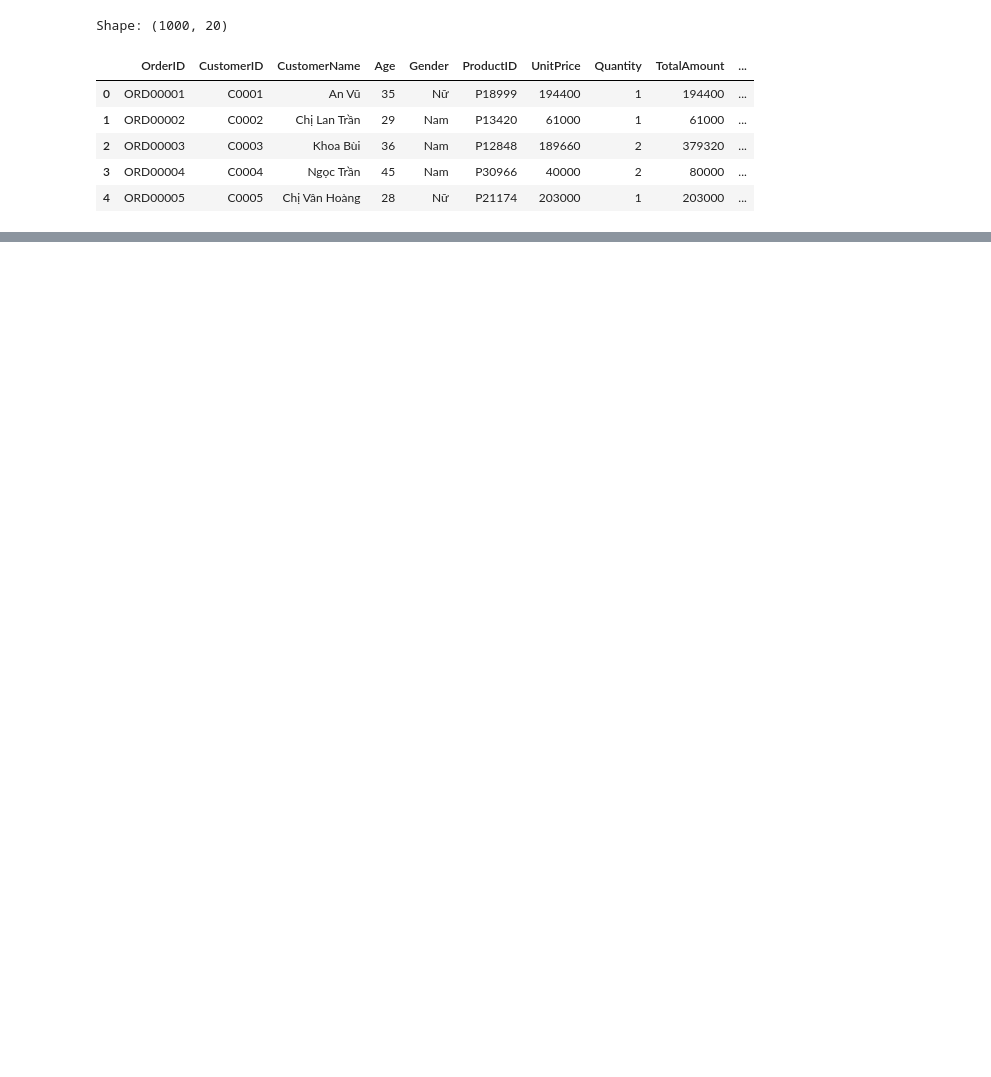
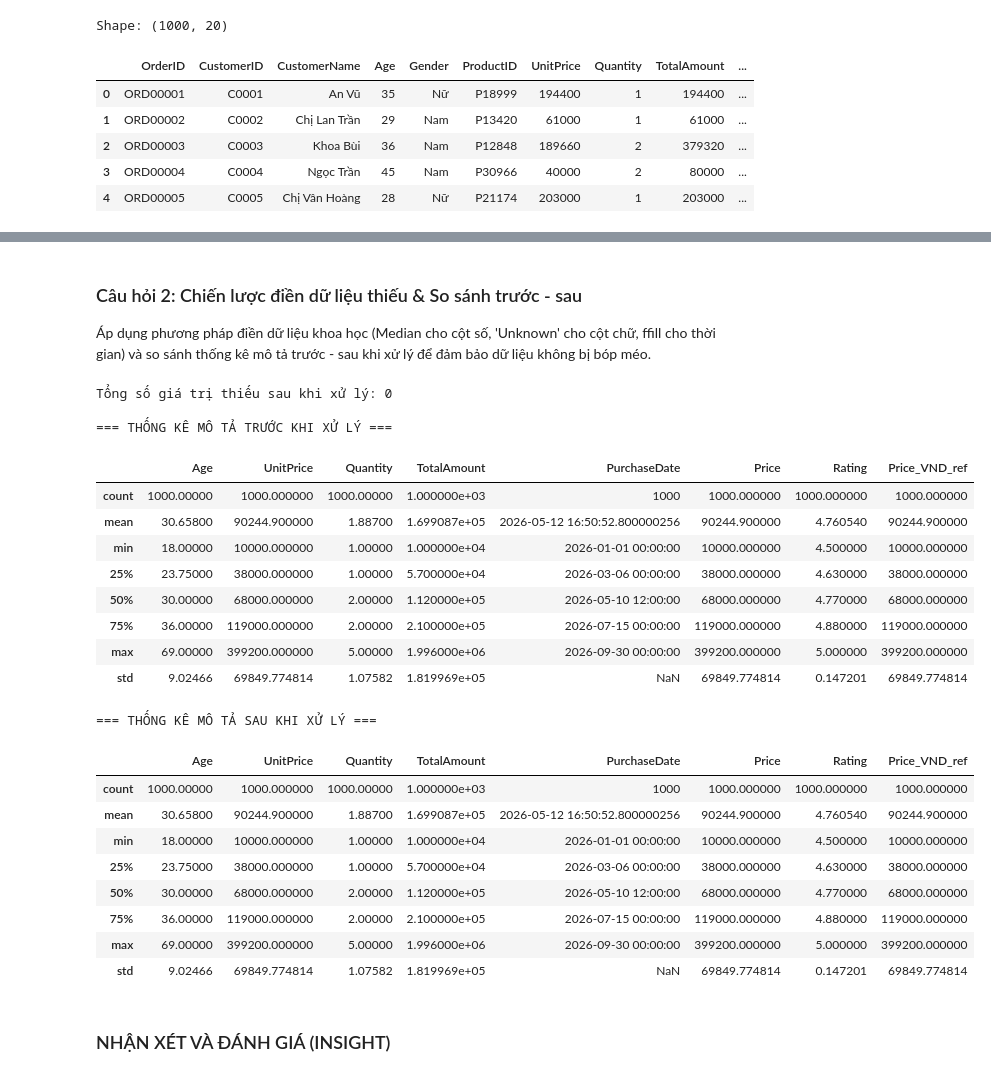
Before and after one commit to MoshiM0chiMoshi/Group5_Pharmacity_Personal_Care, a Jupyter notebook: step4_mongodbEDA.ipynb, the cells around one changed output, grey strips where cells are left out. Cells and saved outputs as stored; diff of their text form; code cells hidden in the pictures; blank space fills up the shorter version.

Commit message:
Step4 - Handling Missing Values

```diff
--- a/step4_mongodbEDA.ipynb
+++ b/step4_mongodbEDA.ipynb
@@ -310,18 +90,0 @@ Theo yêu cầu đề bài: dùng Bar chart cho biến phân loại; Pie chart c
-# %%
-for col in categorical_cols:
-    counts = eda_df[col].fillna('Missing').value_counts()
-
-    if len(counts) < 5:
-        plt.figure(figsize=(5, 5))
-        plt.pie(counts.values, labels=counts.index.astype(str),
-                autopct='%1.1f%%', startangle=90)
-        plt.title(f'Percentage Distribution of {col}')
-    else:
-        top = counts.head(TOP_N).sort_values()
-        top.index = [str(s)[:40] for s in top.index]
-        plt.figure(figsize=(8, 0.45 * len(top) + 1.5))
-        top.plot(kind='barh')
-        plt.title(f'Top {len(top)} of {col} ({len(counts)} categories)')
-        plt.xlabel('Frequency')
-    plt.tight_layout()
-    plt.show()
@@ -345,0 +111,58 @@ Sau khi chạy toàn bộ các cell trên, sử dụng các bảng thống kê v
+# %% [markdown]
+### Câu hỏi 2: Chiến lược điền dữ liệu thiếu & So sánh trước - sau
+
+Áp dụng phương pháp điền dữ liệu khoa học (Median cho cột số, 'Unknown' cho cột chữ, ffill cho thời gian) và so sánh thống kê mô tả trước - sau khi xử lý để đảm bảo dữ liệu không bị bóp méo.
+# %%
+# Tạo bản sao dữ liệu để xử lý
+df_cleaned = df_mongo.copy()
+
+# 1. Cột số (Numerical): Điền bằng giá trị Trung vị (Median)
+for col in df_cleaned.select_dtypes(include=['number']).columns:
+    if df_cleaned[col].isnull().sum() > 0:
+        median_val = df_cleaned[col].median()
+        # Sửa lỗi cảnh báo: Gán lại trực tiếp thay vì dùng inplace=True
+        df_cleaned[col] = df_cleaned[col].fillna(median_val)
+
+# 2. Cột chữ (Categorical): Điền nhãn 'Unknown'
+for col in df_cleaned.select_dtypes(include=['object', 'category']).columns:
+    if df_cleaned[col].isnull().sum() > 0:
+        # Sửa lỗi cảnh báo: Gán lại trực tiếp thay vì dùng inplace=True
+        df_cleaned[col] = df_cleaned[col].fillna('Unknown')
+
+# 3. Cột thời gian (Time-series): Dùng phương pháp ffill
+if 'PurchaseDate' in df_cleaned.columns and df_cleaned['PurchaseDate'].isnull().sum() > 0:
+    df_cleaned['PurchaseDate'] = df_cleaned['PurchaseDate'].ffill()
+
+print("Tổng số giá trị thiếu sau khi xử lý:", df_cleaned.isnull().sum().sum())
+
+# --- SO SÁNH TRƯỚC VÀ SAU KHI XỬ LÝ ---
+print("\n=== THỐNG KÊ MÔ TẢ TRƯỚC KHI XỬ LÝ ===")
+display(df_mongo.describe())
+
+print("\n=== THỐNG KÊ MÔ TẢ SAU KHI XỬ LÝ ===")
+display(df_cleaned.describe())
+# %% [output]
+Tổng số giá trị thiếu sau khi xử lý: 0
+
+=== THỐNG KÊ MÔ TẢ TRƯỚC KHI XỬ LÝ ===
+|  | Age | UnitPrice | Quantity | TotalAmount | PurchaseDate | Price | Rating | Price_VND_ref |
+| count | 1000.00000 | 1000.000000 | 1000.00000 | 1.000000e+03 | 1000 | 1000.000000 | 1000.000000 | 1000.000000 |
+| mean | 30.65800 | 90244.900000 | 1.88700 | 1.699087e+05 | 2026-05-12 16:50:52.800000256 | 90244.900000 | 4.760540 | 90244.900000 |
+| min | 18.00000 | 10000.000000 | 1.00000 | 1.000000e+04 | 2026-01-01 00:00:00 | 10000.000000 | 4.500000 | 10000.000000 |
+| 25% | 23.75000 | 38000.000000 | 1.00000 | 5.700000e+04 | 2026-03-06 00:00:00 | 38000.000000 | 4.630000 | 38000.000000 |
+| 50% | 30.00000 | 68000.000000 | 2.00000 | 1.120000e+05 | 2026-05-10 12:00:00 | 68000.000000 | 4.770000 | 68000.000000 |
+| 75% | 36.00000 | 119000.000000 | 2.00000 | 2.100000e+05 | 2026-07-15 00:00:00 | 119000.000000 | 4.880000 | 119000.000000 |
+| max | 69.00000 | 399200.000000 | 5.00000 | 1.996000e+06 | 2026-09-30 00:00:00 | 399200.000000 | 5.000000 | 399200.000000 |
+| std | 9.02466 | 69849.774814 | 1.07582 | 1.819969e+05 | NaN | 69849.774814 | 0.147201 | 69849.774814 |
+=== THỐNG KÊ MÔ TẢ SAU KHI XỬ LÝ ===
+|  | Age | UnitPrice | Quantity | TotalAmount | PurchaseDate | Price | Rating | Price_VND_ref |
+| count | 1000.00000 | 1000.000000 | 1000.00000 | 1.000000e+03 | 1000 | 1000.000000 | 1000.000000 | 1000.000000 |
+| mean | 30.65800 | 90244.900000 | 1.88700 | 1.699087e+05 | 2026-05-12 16:50:52.800000256 | 90244.900000 | 4.760540 | 90244.900000 |
+| min | 18.00000 | 10000.000000 | 1.00000 | 1.000000e+04 | 2026-01-01 00:00:00 | 10000.000000 | 4.500000 | 10000.000000 |
+| 25% | 23.75000 | 38000.000000 | 1.00000 | 5.700000e+04 | 2026-03-06 00:00:00 | 38000.000000 | 4.630000 | 38000.000000 |
+| 50% | 30.00000 | 68000.000000 | 2.00000 | 1.120000e+05 | 2026-05-10 12:00:00 | 68000.000000 | 4.770000 | 68000.000000 |
+| 75% | 36.00000 | 119000.000000 | 2.00000 | 2.100000e+05 | 2026-07-15 00:00:00 | 119000.000000 | 4.880000 | 119000.000000 |
+| max | 69.00000 | 399200.000000 | 5.00000 | 1.996000e+06 | 2026-09-30 00:00:00 | 399200.000000 | 5.000000 | 399200.000000 |
+| std | 9.02466 | 69849.774814 | 1.07582 | 1.819969e+05 | NaN | 69849.774814 | 0.147201 | 69849.774814 |
+# %% [markdown]
+### NHẬN XÉT VÀ ĐÁNH GIÁ (INSIGHT)
```
Also changed, not shown: parts of 21 cells of this notebook.
